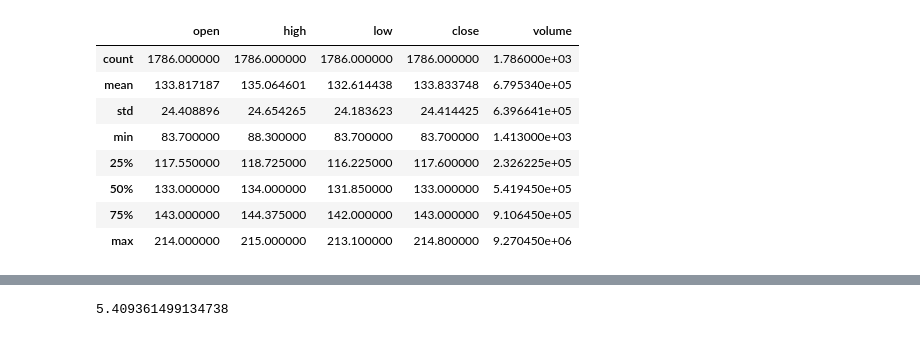
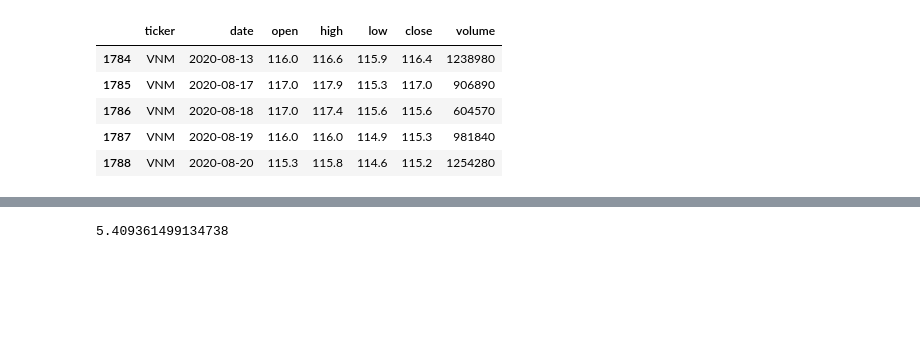
Before and after one commit to hieumdd/stock-n-shock, a Jupyter notebook: LTSM model.ipynb, the cells around one changed output, grey strips where cells are left out. Saved outputs shown, nothing was run; the diff lists cells and outputs as text; code cells hidden in the pictures; blank space fills up the shorter version.

```diff
--- a/LTSM model.ipynb
+++ b/LTSM model.ipynb
@@ -18,17 +18,14 @@ query = "SELECT * FROM HSX WHERE ticker = 'VNM' ORDER BY date"
 # %%
 df = pd.read_sql(query, cnxn, parse_dates=['date'])
 # %%
-df.describe()
+df.tail()
 # %% [output]
-|  | open | high | low | close | volume |
-| count | 1786.000000 | 1786.000000 | 1786.000000 | 1786.000000 | 1.786000e+03 |
-| mean | 133.817187 | 135.064601 | 132.614438 | 133.833748 | 6.795340e+05 |
-| std | 24.408896 | 24.654265 | 24.183623 | 24.414425 | 6.396641e+05 |
-| min | 83.700000 | 88.300000 | 83.700000 | 83.700000 | 1.413000e+03 |
-| 25% | 117.550000 | 118.725000 | 116.225000 | 117.600000 | 2.326225e+05 |
-| 50% | 133.000000 | 134.000000 | 131.850000 | 133.000000 | 5.419450e+05 |
-| 75% | 143.000000 | 144.375000 | 142.000000 | 143.000000 | 9.106450e+05 |
-| max | 214.000000 | 215.000000 | 213.100000 | 214.800000 | 9.270450e+06 |
+|  | ticker | date | open | high | low | close | volume |
+| 1784 | VNM | 2020-08-13 | 116.0 | 116.6 | 115.9 | 116.4 | 1238980 |
+| 1785 | VNM | 2020-08-17 | 117.0 | 117.9 | 115.3 | 117.0 | 906890 |
+| 1786 | VNM | 2020-08-18 | 117.0 | 117.4 | 115.6 | 115.6 | 604570 |
+| 1787 | VNM | 2020-08-19 | 116.0 | 116.0 | 114.9 | 115.3 | 981840 |
+| 1788 | VNM | 2020-08-20 | 115.3 | 115.8 | 114.6 | 115.2 | 1254280 |
 # %%
 df['mid'] = (df['high'] + df['low']) / 2
 # %%
```
Also changed, not shown: parts of 2 cells of this notebook, 2 other files.
